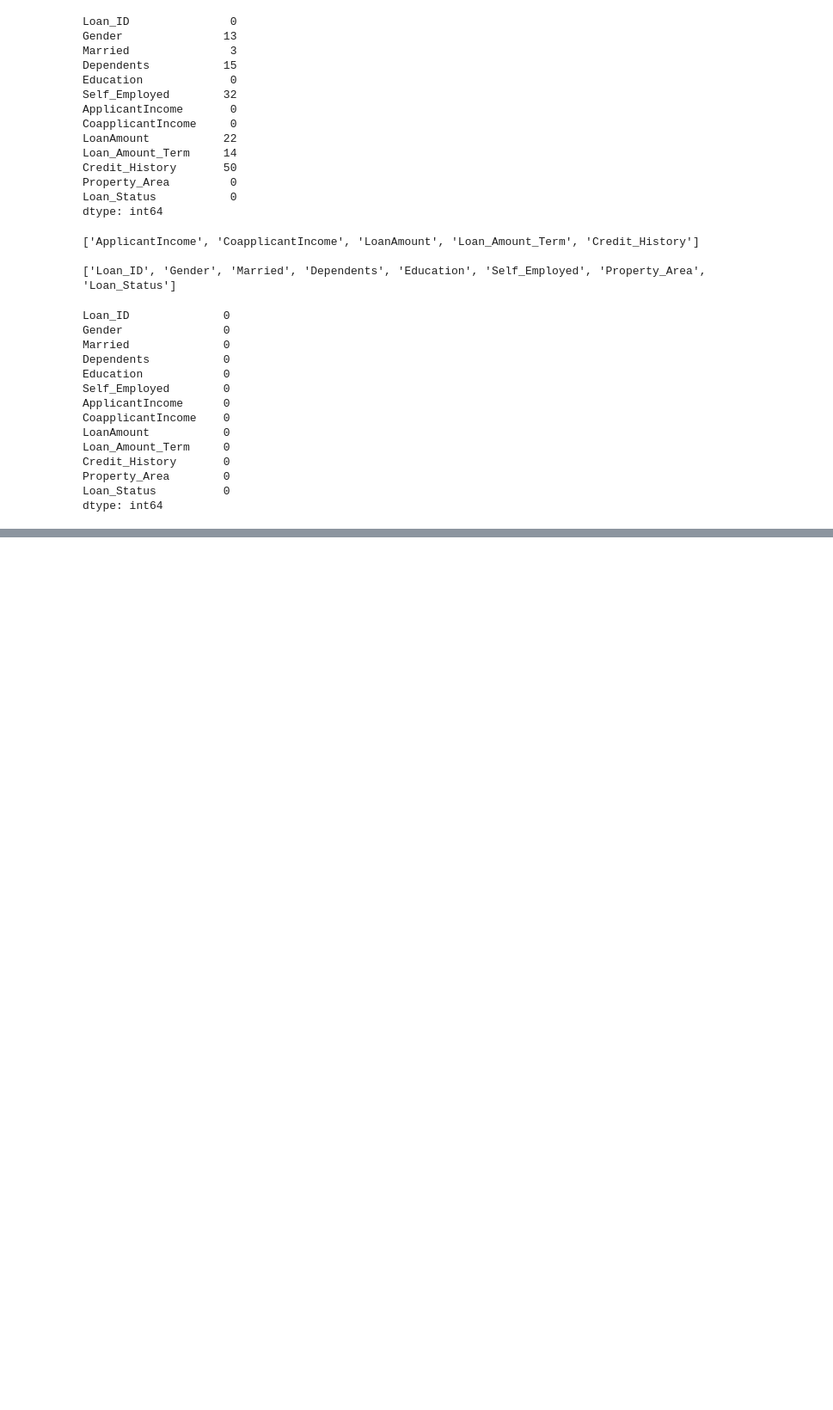
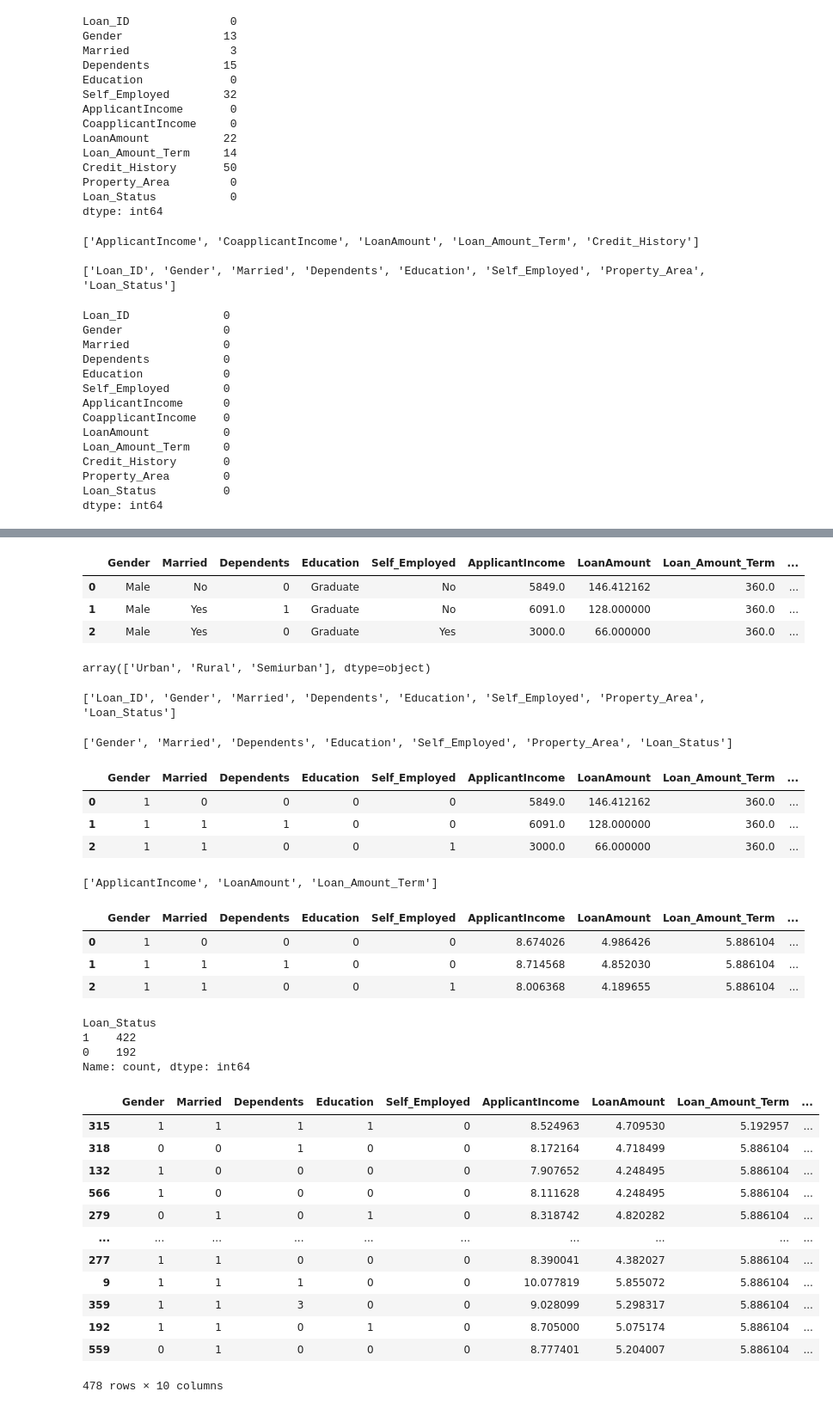
Before and after one commit to aicouncil/MLOps_Tutorial, a Jupyter notebook: loan_approval.ipynb, the cells around one changed output, grey strips where cells are left out. Shown at 86% size. Cells and saved outputs as stored; diff of their text form; code cells hidden in the pictures; blank space fills up the shorter version.

```diff
--- a/loan_approval.ipynb
+++ b/loan_approval.ipynb
@@ -132,2 +142,10 @@ dtype: int64
 # %%
-#Perform Encoding
+#Remove unnecessary data columns
+
+df1 = df.drop(['Loan_ID','CoapplicantIncome'] , axis = 'columns')
+df1.head(3)
+# %% [output]
+|  | Gender | Married | Dependents | Education | Self_Employed | ApplicantIncome | LoanAmount | Loan_Amount_Term | ... |
+| 0 | Male | No | 0 | Graduate | No | 5849.0 | 146.412162 | 360.0 | ... |
+| 1 | Male | Yes | 1 | Graduate | No | 6091.0 | 128.000000 | 360.0 | ... |
+| 2 | Male | Yes | 0 | Graduate | Yes | 3000.0 | 66.000000 | 360.0 | ... |
@@ -135,0 +152,16 @@ dtype: int64
+# %%
+#Perform Encoding
+df1['Dependents'].unique()
+df1['Education'].unique()
+df1['Property_Area'].unique()
+# %% [output]
+array(['Urban', 'Rural', 'Semiurban'], dtype=object)
+# %%
+print(non_num_cols)
+non_num_cols.remove('Loan_ID')
+# %% [output]
+['Loan_ID', 'Gender', 'Married', 'Dependents', 'Education', 'Self_Employed', 'Property_Area', 'Loan_Status']
+# %%
+print(non_num_cols)
+# %% [output]
+['Gender', 'Married', 'Dependents', 'Education', 'Self_Employed', 'Property_Area', 'Loan_Status']
@@ -136,4 +172,58 @@ dtype: int64
+# %%
+df1.head(3)
+# %% [output]
+|  | Gender | Married | Dependents | Education | Self_Employed | ApplicantIncome | LoanAmount | Loan_Amount_Term | ... |
+| 0 | 1 | 0 | 0 | 0 | 0 | 5849.0 | 146.412162 | 360.0 | ... |
+| 1 | 1 | 1 | 1 | 0 | 0 | 6091.0 | 128.000000 | 360.0 | ... |
+| 2 | 1 | 1 | 0 | 0 | 1 | 3000.0 | 66.000000 | 360.0 | ... |
 # %%
 #Log transformation of numerical columns
+num_cols
+num_cols.remove('CoapplicantIncome')
+num_cols.remove('Credit_History')
+print(num_cols)
+# %% [output]
+['ApplicantIncome', 'LoanAmount', 'Loan_Amount_Term']
+# %%
+df1[num_cols] = np.log(df1[num_cols])
+# %%
+df1.head(3)
+# %% [output]
+|  | Gender | Married | Dependents | Education | Self_Employed | ApplicantIncome | LoanAmount | Loan_Amount_Term | ... |
+| 0 | 1 | 0 | 0 | 0 | 0 | 8.674026 | 4.986426 | 5.886104 | ... |
+| 1 | 1 | 1 | 1 | 0 | 0 | 8.714568 | 4.852030 | 5.886104 | ... |
+| 2 | 1 | 1 | 0 | 0 | 1 | 8.006368 | 4.189655 | 5.886104 | ... |
+# %%
+#Seperate features and labels for creating ML Model
+
+X = df1.drop('Loan_Status' , axis = 'columns')
+y = df1['Loan_Status']
+# %%
+y.value_counts()
+# %% [output]
+Loan_Status
+1    422
+0    192
+Name: count, dtype: int64
+# %%
+#Split into train & test
+from sklearn.model_selection import train_test_split
+xtrain,xtest,ytrain,ytest = train_test_split(X,y,train_size=0.78,random_state=0)
+# %%
+xtrain
+# %% [output]
+|  | Gender | Married | Dependents | Education | Self_Employed | ApplicantIncome | LoanAmount | Loan_Amount_Term | ... |
+| 315 | 1 | 1 | 1 | 1 | 0 | 8.524963 | 4.709530 | 5.192957 | ... |
+| 318 | 0 | 0 | 1 | 0 | 0 | 8.172164 | 4.718499 | 5.886104 | ... |
+| 132 | 1 | 0 | 0 | 0 | 0 | 7.907652 | 4.248495 | 5.886104 | ... |
+| 566 | 1 | 0 | 0 | 0 | 0 | 8.111628 | 4.248495 | 5.886104 | ... |
+| 279 | 0 | 1 | 0 | 1 | 0 | 8.318742 | 4.820282 | 5.886104 | ... |
+| ... | ... | ... | ... | ... | ... | ... | ... | ... | ... |
+| 277 | 1 | 1 | 0 | 0 | 0 | 8.390041 | 4.382027 | 5.886104 | ... |
+| 9 | 1 | 1 | 1 | 0 | 0 | 10.077819 | 5.855072 | 5.886104 | ... |
+| 359 | 1 | 1 | 3 | 0 | 0 | 9.028099 | 5.298317 | 5.886104 | ... |
+| 192 | 1 | 1 | 0 | 1 | 0 | 8.705000 | 5.075174 | 5.886104 | ... |
+| 559 | 0 | 1 | 0 | 0 | 0 | 8.777401 | 5.204007 | 5.886104 | ... |
+478 rows × 10 columns
 # %%
 #Perform data scaling
```
Also changed, not shown: parts of 14 cells of this notebook.
